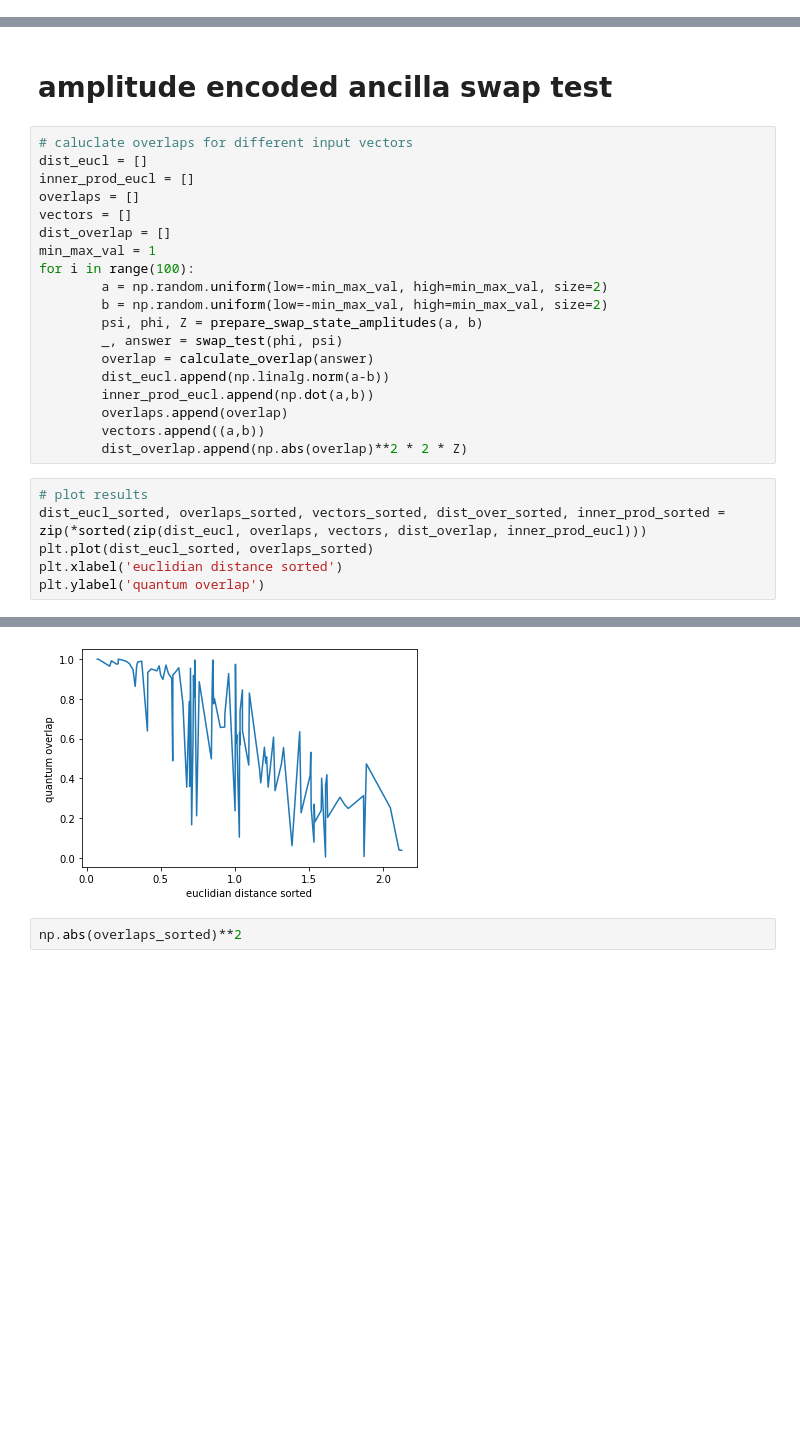
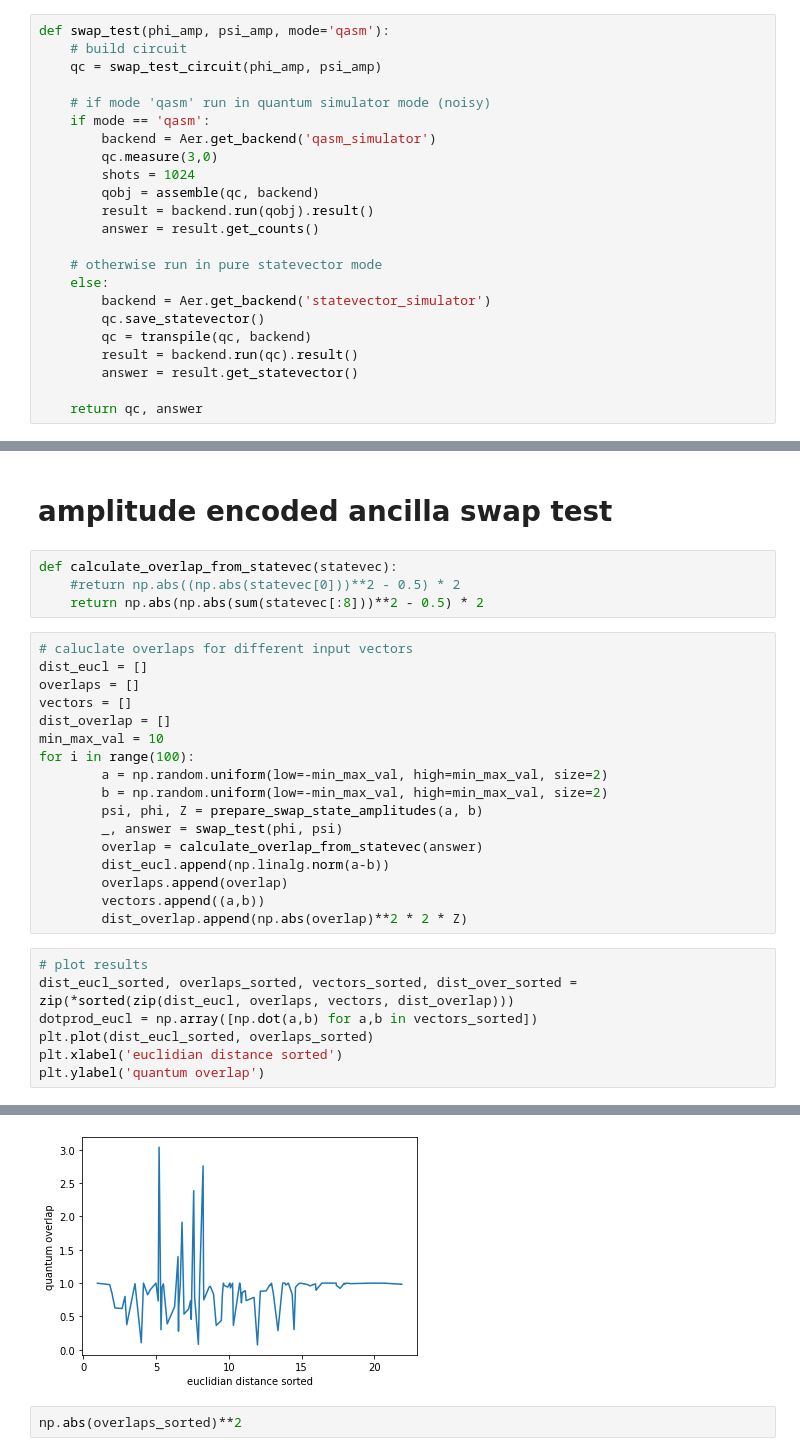
Before and after one commit to kingusiu/laspaclu, a Jupyter notebook: playground/swap_test.ipynb, the cells around one changed output, grey strips where cells are left out. Cells and saved outputs as stored; diff of their text form; blank space fills up the shorter version.

Commit message:
adding runmode options qasm simulator and statevec simulator to swap test

```diff
--- a/playground/swap_test.ipynb
+++ b/playground/swap_test.ipynb
@@ -78,3 +69,26 @@ def swap_test(phi_amp, psi_amp):
+# %%
+def swap_test(phi_amp, psi_amp, mode='qasm'):
+    # build circuit
+    qc = swap_test_circuit(phi_amp, psi_amp)
+
+    # if mode 'qasm' run in quantum simulator mode (noisy)
+    if mode == 'qasm':
+        backend = Aer.get_backend('qasm_simulator')
+        qc.measure(3,0)
+        shots = 1024
+        qobj = assemble(qc, backend)
+        result = backend.run(qobj).result()
+        answer = result.get_counts()
+
+    # otherwise run in pure statevector mode
+    else:
+        backend = Aer.get_backend('statevector_simulator')
+        qc.save_statevector()
+        qc = transpile(qc, backend)
+        result = backend.run(qc).result()
+        answer = result.get_statevector()
+
+    return qc, answer
 # %% [markdown]
 # input data
 # %%
@@ -379,34 +393,37 @@ print(np.linalg.norm(a-b))
 [figure]
 # %% [markdown]
 # amplitude encoded ancilla swap test
+# %%
+def calculate_overlap_from_statevec(statevec):
+    #return np.abs((np.abs(statevec[0]))**2 - 0.5) * 2
+    return np.abs(np.abs(sum(statevec[:8]))**2 - 0.5) * 2
 # %%
 # caluclate overlaps for different input vectors
 dist_eucl = []
-inner_prod_eucl = []
 overlaps = []
 vectors = []
 dist_overlap = []
-min_max_val = 1
+min_max_val = 10
 for i in range(100):
         a = np.random.uniform(low=-min_max_val, high=min_max_val, size=2)
         b = np.random.uniform(low=-min_max_val, high=min_max_val, size=2)
         psi, phi, Z = prepare_swap_state_amplitudes(a, b)
         _, answer = swap_test(phi, psi)
-        overlap = calculate_overlap(answer)
+        overlap = calculate_overlap_from_statevec(answer)
         dist_eucl.append(np.linalg.norm(a-b))
-        inner_prod_eucl.append(np.dot(a,b))
         overlaps.append(overlap)
         vectors.append((a,b))
         dist_overlap.append(np.abs(overlap)**2 * 2 * Z)
 # %%
 # plot results
-dist_eucl_sorted, overlaps_sorted, vectors_sorted, dist_over_sorted, inner_prod_sorted = zip(*sorted(zip(dist_eucl, overlaps, vectors, dist_overlap, inner_prod_eucl)))
+dist_eucl_sorted, overlaps_sorted, vectors_sorted, dist_over_sorted = zip(*sorted(zip(dist_eucl, overlaps, vectors, dist_overlap)))
+dotprod_eucl = np.array([np.dot(a,b) for a,b in vectors_sorted])
 plt.plot(dist_eucl_sorted, overlaps_sorted)
 plt.xlabel('euclidian distance sorted')
 plt.ylabel('quantum overlap')
 # %% [output]
 Text(0, 0.5, 'quantum overlap')
-[figure, old version]
+[figure, new version]
 # %%
 np.abs(overlaps_sorted)**2
 # %% [output]
```
Also changed, not shown: parts of 6 cells of this notebook, 1 other file.
